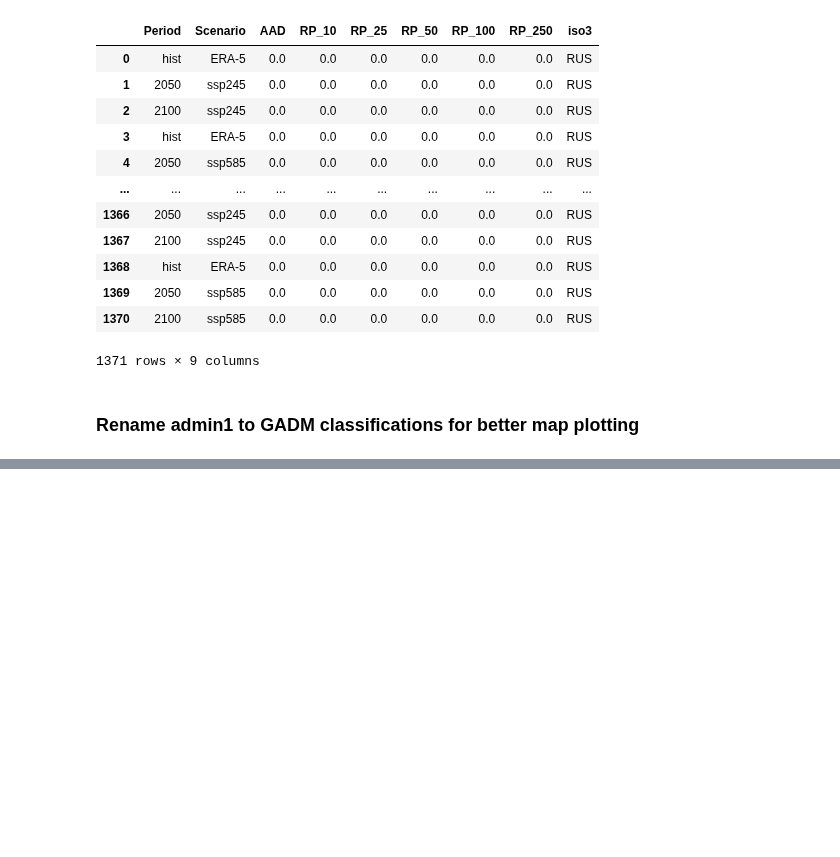
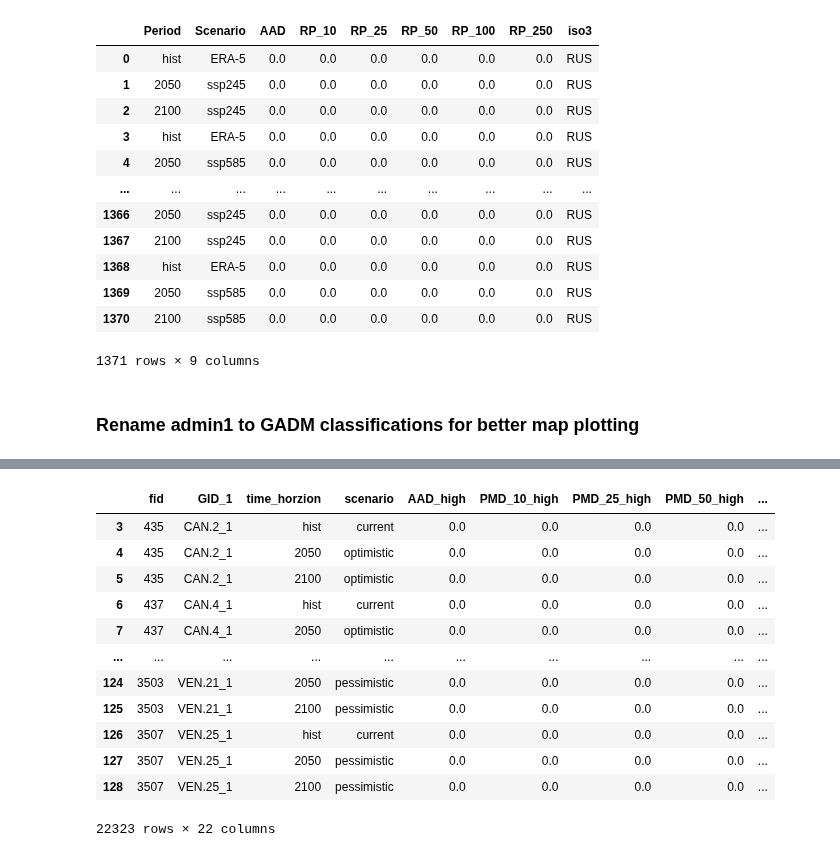
Before and after one commit to Evelyn-M/global-displacement-risk, a Jupyter notebook: doc/results_overview_TC.ipynb, the cells around one changed output, grey strips where cells are left out. Saved outputs shown, nothing was run; the diff lists cells and outputs as text; code cells hidden in the pictures; blank space fills up the shorter version.

```diff
--- a/doc/results_overview_TC.ipynb
+++ b/doc/results_overview_TC.ipynb
@@ -97,0 +169,7 @@ for iso3 in isos3:
+# %%
+df_concat.rename({'admin1_high':'fid'}, axis=1, inplace=True)
+df_concat.rename({'GID_1_high':'GID_1'}, axis=1, inplace=True)
+df_concat.rename({'Scenario_low':'scenario'}, axis=1, inplace=True)
+df_concat.rename({'Period_low':'time_horzion'}, axis=1, inplace=True)
+# %%
+df_concat.replace(dict_scen, inplace=True)
@@ -97,0 +189,22 @@ for iso3 in isos3:
+# %%
+df_concat = df_concat[['fid', 'GID_1','time_horzion', 'scenario','AAD_high', 'PMD_10_high', 'PMD_25_high', 'PMD_50_high', 'PMD_100_high',
+       'PMD_250_high', 'AAD_medium', 'PMD_10_medium',
+       'PMD_25_medium', 'PMD_50_medium', 'PMD_100_medium', 'PMD_250_medium',
+        'AAD_low', 'PMD_10_low', 'PMD_25_low',
+       'PMD_50_low', 'PMD_100_low', 'PMD_250_low']]
+# %%
+df_concat
+# %% [output]
+|  | fid | GID_1 | time_horzion | scenario | AAD_high | PMD_10_high | PMD_25_high | PMD_50_high | ... |
+| 3 | 435 | CAN.2_1 | hist | current | 0.0 | 0.0 | 0.0 | 0.0 | ... |
+| 4 | 435 | CAN.2_1 | 2050 | optimistic | 0.0 | 0.0 | 0.0 | 0.0 | ... |
+| 5 | 435 | CAN.2_1 | 2100 | optimistic | 0.0 | 0.0 | 0.0 | 0.0 | ... |
+| 6 | 437 | CAN.4_1 | hist | current | 0.0 | 0.0 | 0.0 | 0.0 | ... |
+| 7 | 437 | CAN.4_1 | 2050 | optimistic | 0.0 | 0.0 | 0.0 | 0.0 | ... |
+| ... | ... | ... | ... | ... | ... | ... | ... | ... | ... |
+| 124 | 3503 | VEN.21_1 | 2050 | pessimistic | 0.0 | 0.0 | 0.0 | 0.0 | ... |
+| 125 | 3503 | VEN.21_1 | 2100 | pessimistic | 0.0 | 0.0 | 0.0 | 0.0 | ... |
+| 126 | 3507 | VEN.25_1 | hist | current | 0.0 | 0.0 | 0.0 | 0.0 | ... |
+| 127 | 3507 | VEN.25_1 | 2050 | pessimistic | 0.0 | 0.0 | 0.0 | 0.0 | ... |
+| 128 | 3507 | VEN.25_1 | 2100 | pessimistic | 0.0 | 0.0 | 0.0 | 0.0 | ... |
+22323 rows × 22 columns
```
Also changed, not shown: parts of 10 cells of this notebook, 1 other file.
